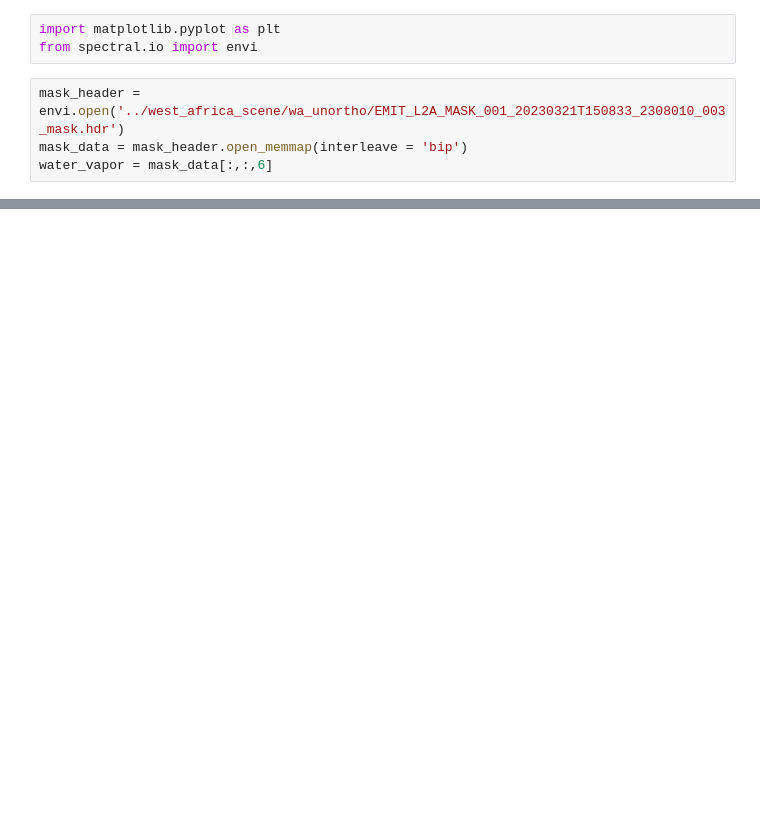
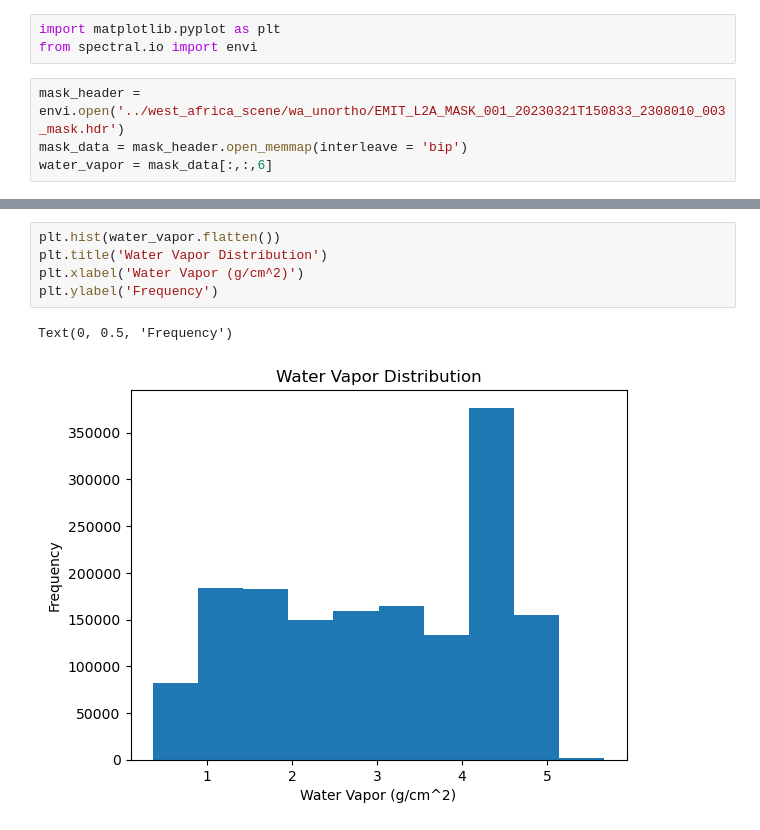
Before and after one commit to varunpatro1/water_vapor_estimation, a Jupyter notebook: h2o_hist.ipynb, the cells around one changed output, grey strips where cells are left out. Drawn from its saved outputs; the diff is of its cells as text; blank space fills up the shorter version.

```diff
--- a/h2o_hist.ipynb
+++ b/h2o_hist.ipynb
@@ -8,3 +15,11 @@ water_vapor = mask_data[:,:,6]
+# %%
+plt.hist(water_vapor.flatten())
+plt.title('Water Vapor Distribution')
+plt.xlabel('Water Vapor (g/cm^2)')
+plt.ylabel('Frequency')
+# %% [output]
+Text(0, 0.5, 'Frequency')
+[figure, added]
 # %%
 fig, axs = plt.subplots(nrows = 1, ncols = 2, figsize = (10,10), constrained_layout = True)
 
```
Also changed, not shown: parts of 2 cells of this notebook, 1 other file.
